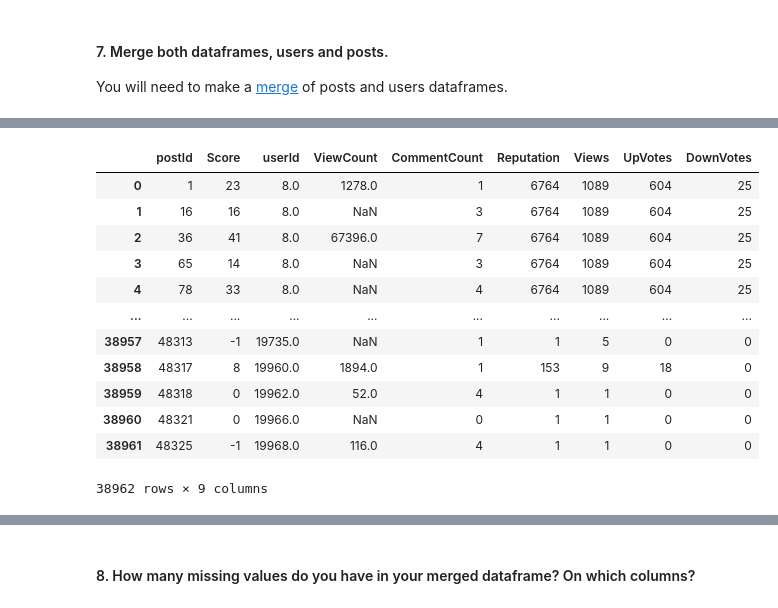
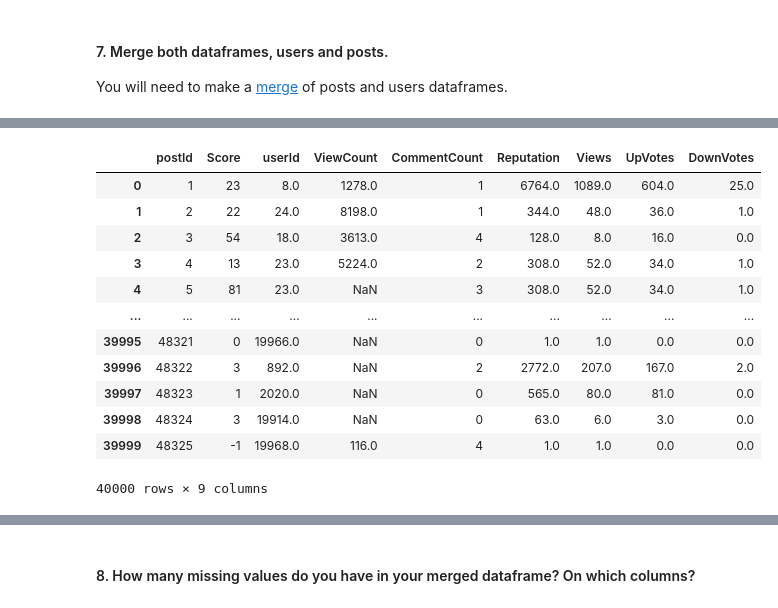
Before and after one commit to ta-data-lis/lab-data-cleaning, a Jupyter notebook: your-code/Cleaning main.ipynb, the cells around one changed output, grey strips where cells are left out. Saved outputs shown, nothing was run; the diff lists cells and outputs as text; code cells hidden in the pictures.

```diff
--- a/your-code/main.ipynb
+++ b/your-code/Cleaning main.ipynb
@@ -5,7 +5,7 @@ import pandas as pd
 # %% [markdown]
 #### 2. Import users table:
 # %%
-users_table= pd.read_csv("C:\\Users\\Zoe Mercury\\Documents\\GitHub\\lab-data-cleaning\\your-code\\users_table.csv")
+users_table= pd.read_csv("C:\\Users\\Zoe Mercury\\Documents\\GitHub\\Week 2\\lab-data-cleaning\\your-code\\users_table.csv")
 users_table
 # %% [output]
 |  | Id | Reputation | CreationDate | DisplayName | LastAccessDate | WebsiteUrl | Location | AboutMe | ... |
@@ -52,7 +52,7 @@ users_table#.columns
 # %% [markdown]
 #### 4. Import posts table:
 # %%
-posts_table= pd.read_csv("C:\\Users\\Zoe Mercury\\Documents\\GitHub\\lab-data-cleaning\\your-code\\posts_table.csv")
+posts_table= pd.read_csv("C:\\Users\\Zoe Mercury\\Documents\\GitHub\\Week 2\\lab-data-cleaning\\your-code\\posts_table.csv")
 posts_table
 # %% [output]
 |  | Id | PostTypeId | AcceptedAnswerId | CreaionDate | Score | ViewCount | Body | OwnerUserId | ... |
@@ -162,17 +136,17 @@ users_posts
 # %%
-merged_frame= pd.merge (posts,users,on='userId')
+merged_frame= pd.merge(posts,users,on='userId', how="left")
 merged_frame
 # %% [output]
 |  | postId | Score | userId | ViewCount | CommentCount | Reputation | Views | UpVotes | DownVotes |
-| 0 | 1 | 23 | 8.0 | 1278.0 | 1 | 6764 | 1089 | 604 | 25 |
-| 1 | 16 | 16 | 8.0 | NaN | 3 | 6764 | 1089 | 604 | 25 |
-| 2 | 36 | 41 | 8.0 | 67396.0 | 7 | 6764 | 1089 | 604 | 25 |
-| 3 | 65 | 14 | 8.0 | NaN | 3 | 6764 | 1089 | 604 | 25 |
-| 4 | 78 | 33 | 8.0 | NaN | 4 | 6764 | 1089 | 604 | 25 |
+| 0 | 1 | 23 | 8.0 | 1278.0 | 1 | 6764.0 | 1089.0 | 604.0 | 25.0 |
+| 1 | 2 | 22 | 24.0 | 8198.0 | 1 | 344.0 | 48.0 | 36.0 | 1.0 |
+| 2 | 3 | 54 | 18.0 | 3613.0 | 4 | 128.0 | 8.0 | 16.0 | 0.0 |
+| 3 | 4 | 13 | 23.0 | 5224.0 | 2 | 308.0 | 52.0 | 34.0 | 1.0 |
+| 4 | 5 | 81 | 23.0 | NaN | 3 | 308.0 | 52.0 | 34.0 | 1.0 |
 | ... | ... | ... | ... | ... | ... | ... | ... | ... | ... |
-| 38957 | 48313 | -1 | 19735.0 | NaN | 1 | 1 | 5 | 0 | 0 |
-| 38958 | 48317 | 8 | 19960.0 | 1894.0 | 1 | 153 | 9 | 18 | 0 |
-| 38959 | 48318 | 0 | 19962.0 | 52.0 | 4 | 1 | 1 | 0 | 0 |
-| 38960 | 48321 | 0 | 19966.0 | NaN | 0 | 1 | 1 | 0 | 0 |
-| 38961 | 48325 | -1 | 19968.0 | 116.0 | 4 | 1 | 1 | 0 | 0 |
+| 39995 | 48321 | 0 | 19966.0 | NaN | 0 | 1.0 | 1.0 | 0.0 | 0.0 |
+| 39996 | 48322 | 3 | 892.0 | NaN | 2 | 2772.0 | 207.0 | 167.0 | 2.0 |
+| 39997 | 48323 | 1 | 2020.0 | NaN | 0 | 565.0 | 80.0 | 81.0 | 0.0 |
+| 39998 | 48324 | 3 | 19914.0 | NaN | 0 | 63.0 | 6.0 | 3.0 | 0.0 |
+| 39999 | 48325 | -1 | 19968.0 | 116.0 | 4 | 1.0 | 1.0 | 0.0 | 0.0 |
-38962 rows × 9 columns
+40000 rows × 9 columns
```
Also changed, not shown: parts of 4 cells of this notebook, 1 other file.
